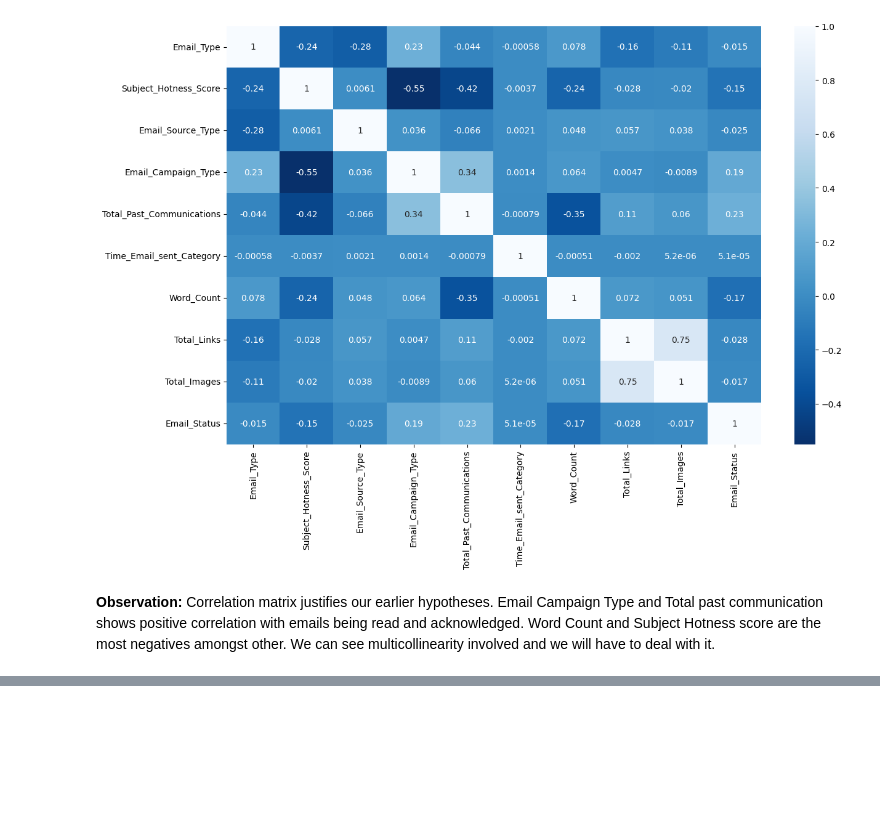
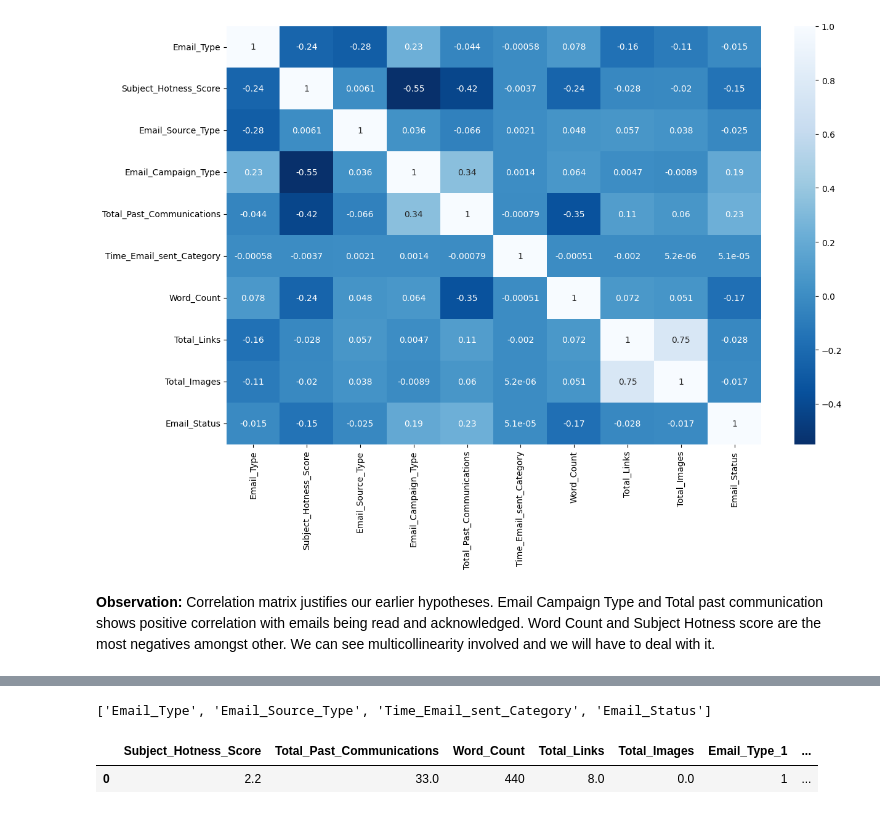
Before and after one commit to vithika-karan/Email-Campaign-Effectiveness-Prediction, a Jupyter notebook: Email_Campaign_Effectiveness_Prediction_Vithika_Karan.ipynb, the cells around one changed output, grey strips where cells are left out. Saved outputs shown, nothing was run; the diff lists cells and outputs as text; code cells hidden in the pictures; blank space fills up the shorter version.

```diff
--- a/Email_Campaign_Effectiveness_Prediction_Vithika_Karan.ipynb
+++ b/Email_Campaign_Effectiveness_Prediction_Vithika_Karan.ipynb
@@ -264,0 +339,18 @@ Word Count and Subject Hotness score are the most negatives amongst other. We ca
+# %%
+#getting dummy variables for categorical data
+categorical_variables.remove('Customer_Location')
+categorical_variables.remove('Email_Campaign_Type')
+categorical_variables.append('Email_Status')
+# %%
+#categorical var that need to be encoded
+categorical_variables
+# %% [output]
+['Email_Type', 'Email_Source_Type', 'Time_Email_sent_Category', 'Email_Status']
+# %%
+#creating a new df of dummy variables
+df1 = df.copy()
+df1 = pd.get_dummies(df,columns=categorical_variables)
+df1.head(1)
+# %% [output]
+|  | Subject_Hotness_Score | Total_Past_Communications | Word_Count | Total_Links | Total_Images | Email_Type_1 | ... |
+| 0 | 2.2 | 33.0 | 440 | 8.0 | 0.0 | 1 | ... |
```
Also changed, not shown: parts of 19 cells of this notebook.
